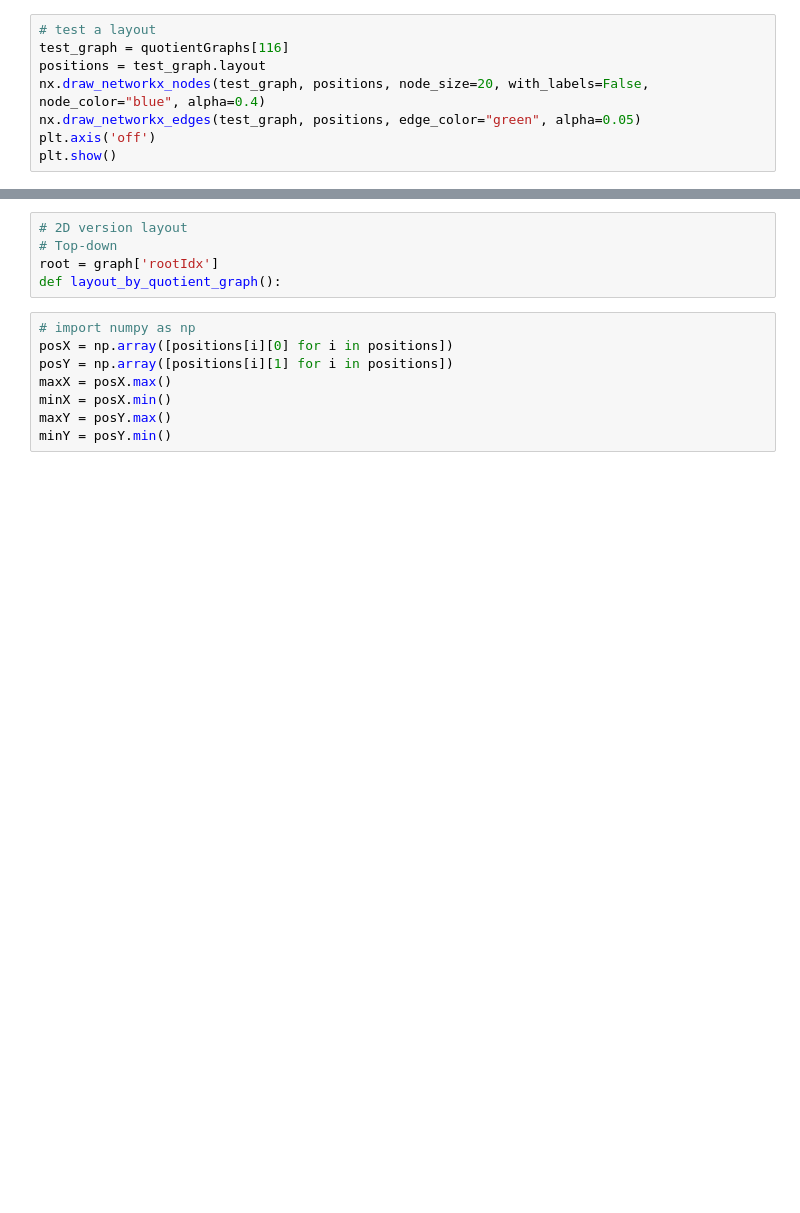
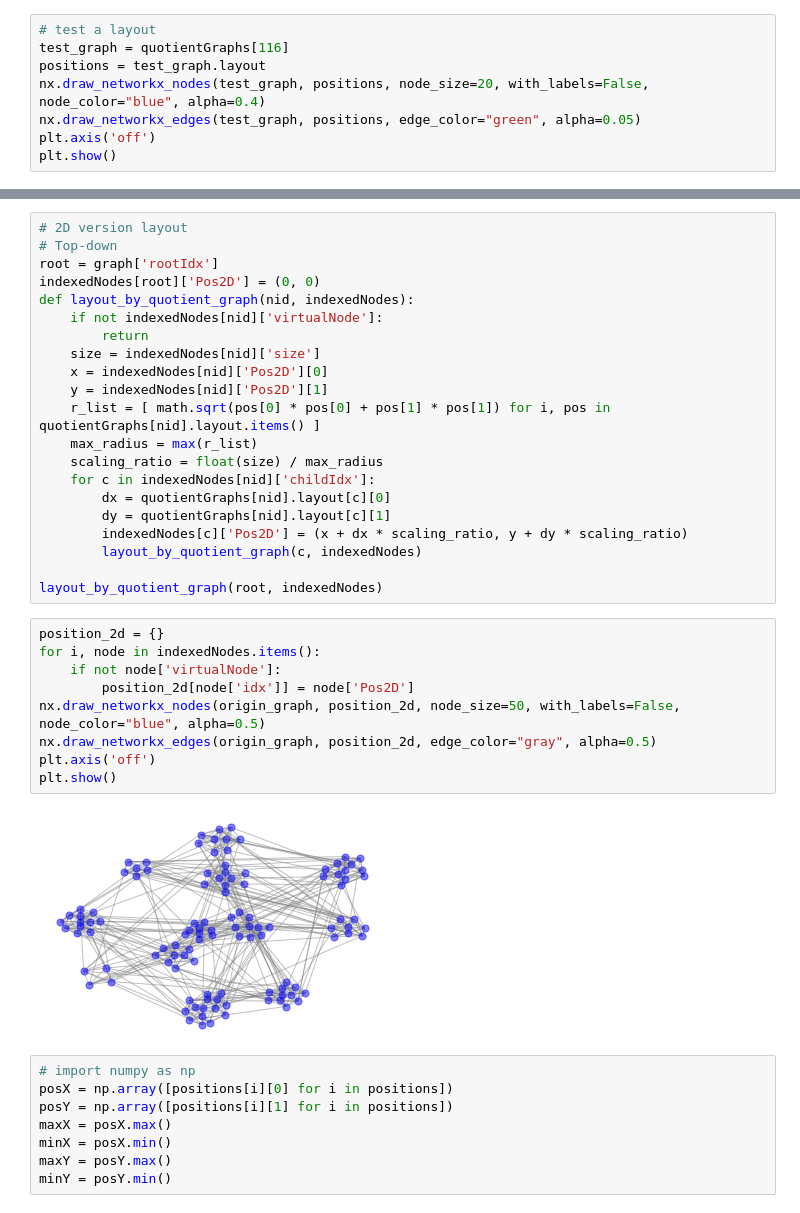
Before and after one commit to Francbob/GraphVisPreprocess, a Jupyter notebook: data/StreamingAssets/Layout.ipynb, the cells around one changed output, grey strips where cells are left out. Saved outputs shown, nothing was run; the diff lists cells and outputs as text; blank space fills up the shorter version.

Commit message:
2d version space-filling based layout

```diff
--- a/data/StreamingAssets/Layout.ipynb
+++ b/data/StreamingAssets/Layout.ipynb
@@ -211,8 +219,35 @@ print(indexedNodes[1])
-# %%
-# 2D version layout
-# Top-down
-root = graph['rootIdx']
-def layout_by_quotient_graph():
+# %%
+# 2D version layout
+# Top-down
+root = graph['rootIdx']
+indexedNodes[root]['Pos2D'] = (0, 0)
+def layout_by_quotient_graph(nid, indexedNodes):
+    if not indexedNodes[nid]['virtualNode']:
+        return
+    size = indexedNodes[nid]['size']
+    x = indexedNodes[nid]['Pos2D'][0]
+    y = indexedNodes[nid]['Pos2D'][1]
+    r_list = [ math.sqrt(pos[0] * pos[0] + pos[1] * pos[1]) for i, pos in quotientGraphs[nid].layout.items() ]
+    max_radius = max(r_list)
+    scaling_ratio = float(size) / max_radius
+    for c in indexedNodes[nid]['childIdx']:
+        dx = quotientGraphs[nid].layout[c][0]
+        dy = quotientGraphs[nid].layout[c][1]
+        indexedNodes[c]['Pos2D'] = (x + dx * scaling_ratio, y + dy * scaling_ratio)
+        layout_by_quotient_graph(c, indexedNodes)
+
+layout_by_quotient_graph(root, indexedNodes)
+# %%
+position_2d = {}
+for i, node in indexedNodes.items():
+    if not node['virtualNode']:
+        position_2d[node['idx']] = node['Pos2D']
+nx.draw_networkx_nodes(origin_graph, position_2d, node_size=50, with_labels=False, node_color="blue", alpha=0.5)
+nx.draw_networkx_edges(origin_graph, position_2d, edge_color="gray", alpha=0.5)
+plt.axis('off')
+plt.show()
+# %% [output]
+[figure, added]
 # %%
 # import numpy as np
 posX = np.array([positions[i][0] for i in positions])
```
Also changed, not shown: parts of 4 cells of this notebook.
